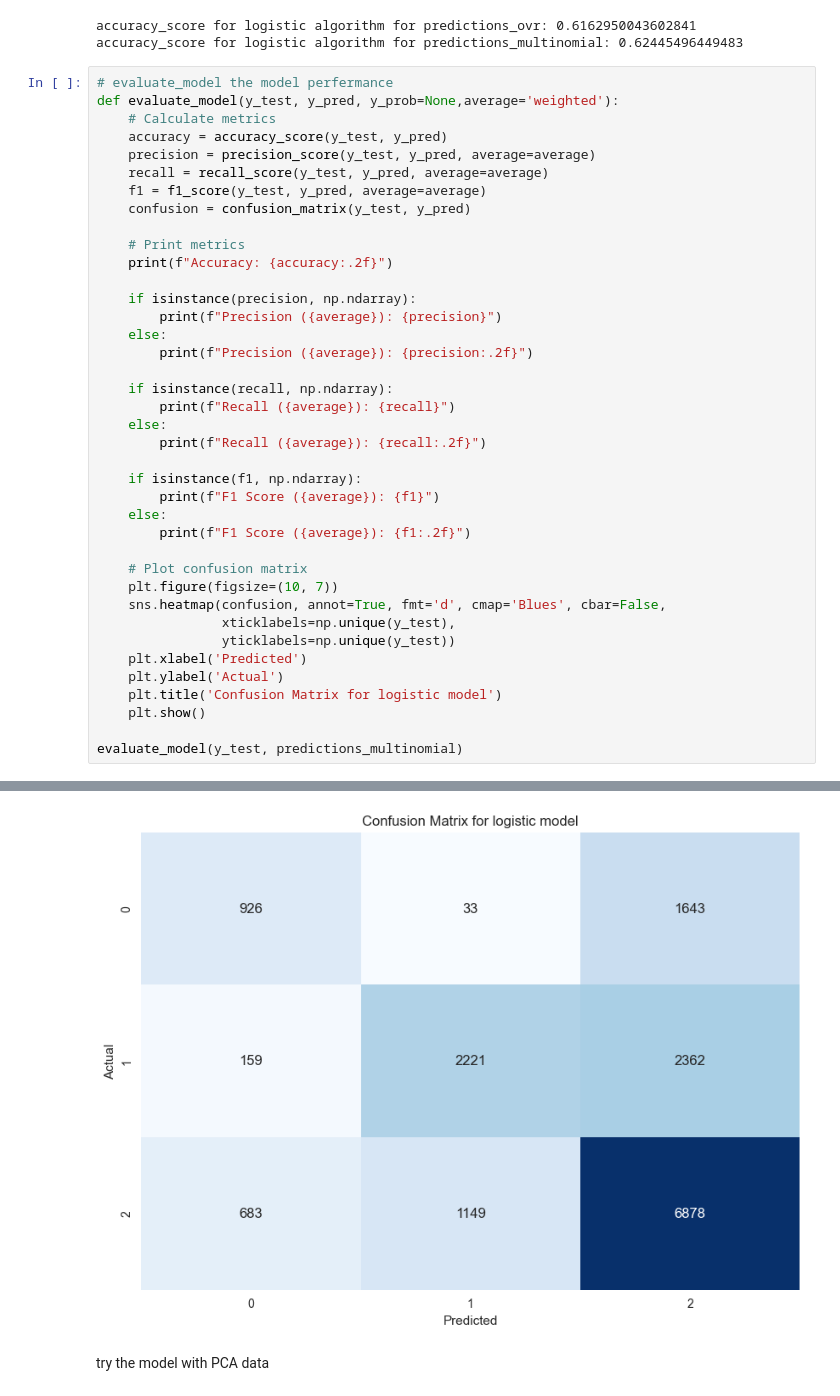
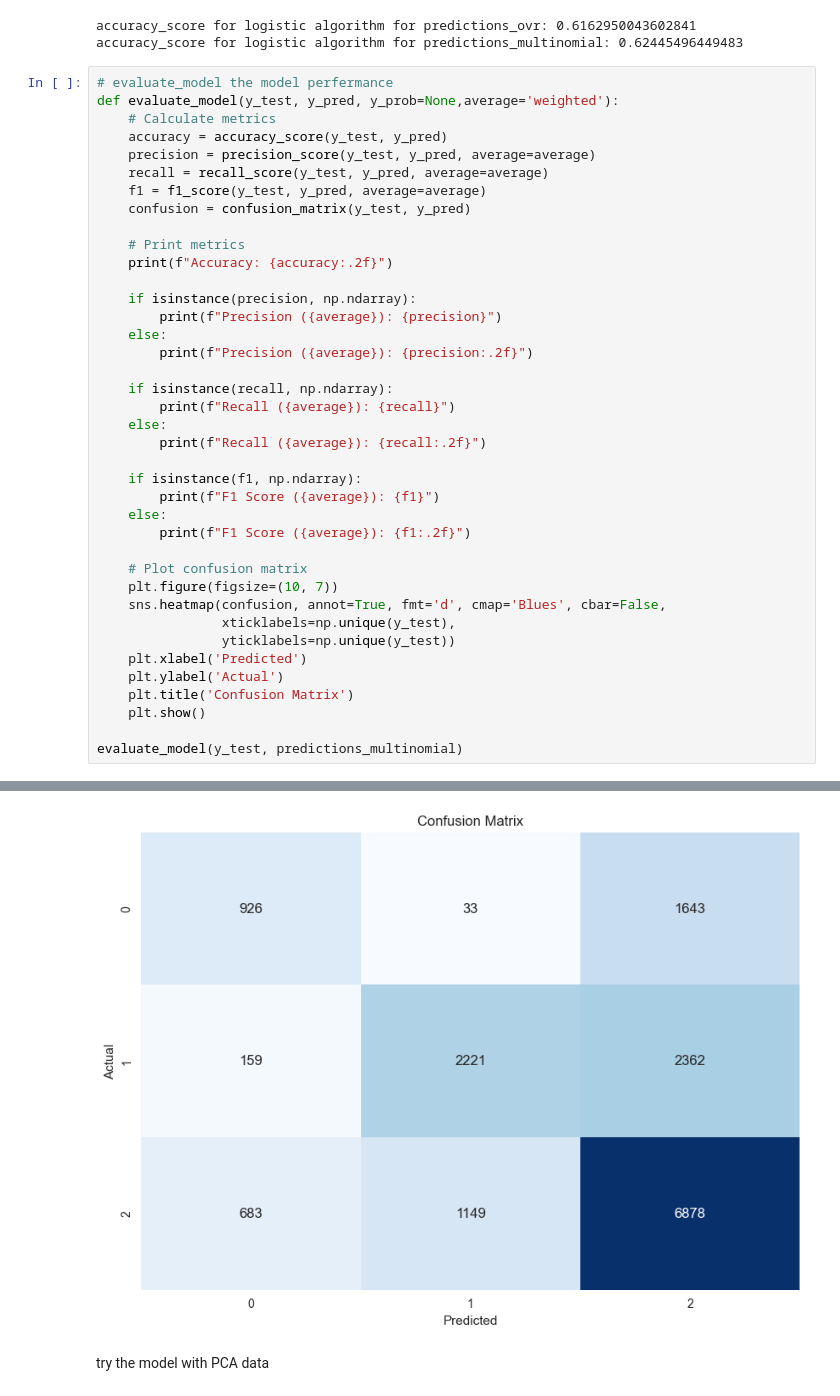
Before and after one commit to ishamel101/Credit-Score-Classification, a Jupyter notebook: Credit Score Classification.ipynb, the cells around one changed output, grey strips where cells are left out. Cells and saved outputs as stored; diff of their text form.

```diff
--- a/Credit Score Classification.ipynb
+++ b/Credit Score Classification.ipynb
@@ -1071,35 +1071,35 @@ def evaluate_model(y_test, y_pred, y_prob=None,average='weighted'):
     if isinstance(precision, np.ndarray):
         print(f"Precision ({average}): {precision}")
     else:
         print(f"Precision ({average}): {precision:.2f}")
 
     if isinstance(recall, np.ndarray):
         print(f"Recall ({average}): {recall}")
     else:
         print(f"Recall ({average}): {recall:.2f}")
 
     if isinstance(f1, np.ndarray):
         print(f"F1 Score ({average}): {f1}")
     else:
         print(f"F1 Score ({average}): {f1:.2f}")
 
     # Plot confusion matrix
     plt.figure(figsize=(10, 7))
     sns.heatmap(confusion, annot=True, fmt='d', cmap='Blues', cbar=False,
                 xticklabels=np.unique(y_test),
                 yticklabels=np.unique(y_test))
     plt.xlabel('Predicted')
     plt.ylabel('Actual')
-    plt.title('Confusion Matrix for logistic model')
+    plt.title('Confusion Matrix')
     plt.show()
 
 evaluate_model(y_test, predictions_multinomial)
 # %% [output]
 Accuracy: 0.62
 Precision (weighted): 0.62
 Recall (weighted): 0.62
 F1 Score (weighted): 0.61
-[figure, old version]
+[figure, new version]
 # %% [markdown]
 try the model with PCA data
 # %%
```
Also changed, not shown: parts of 11 cells of this notebook.
